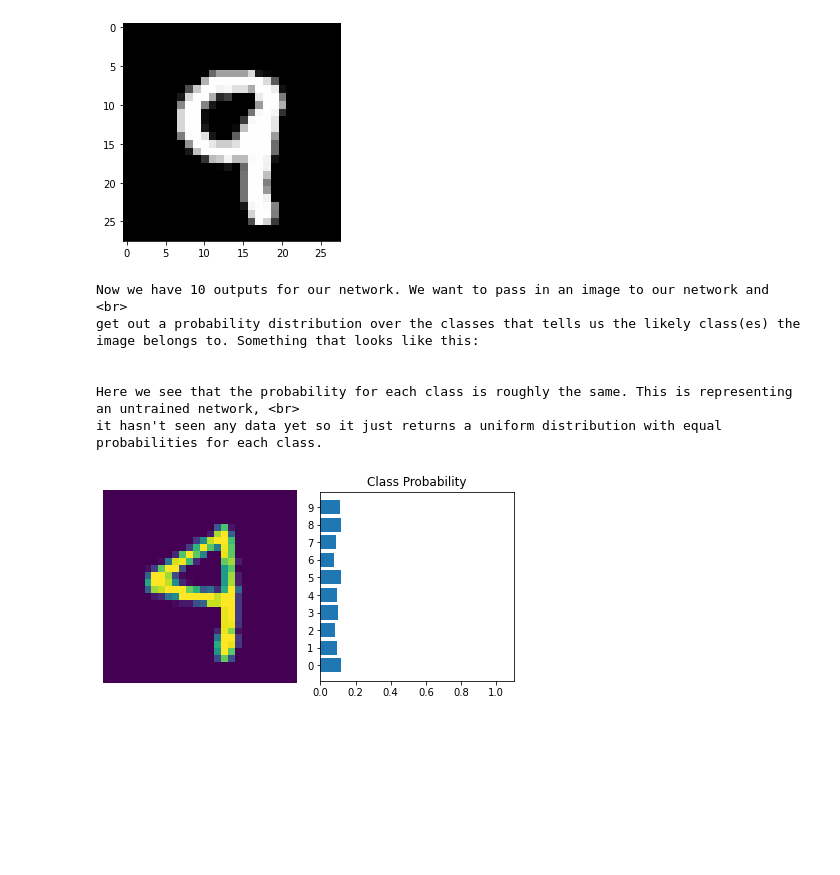
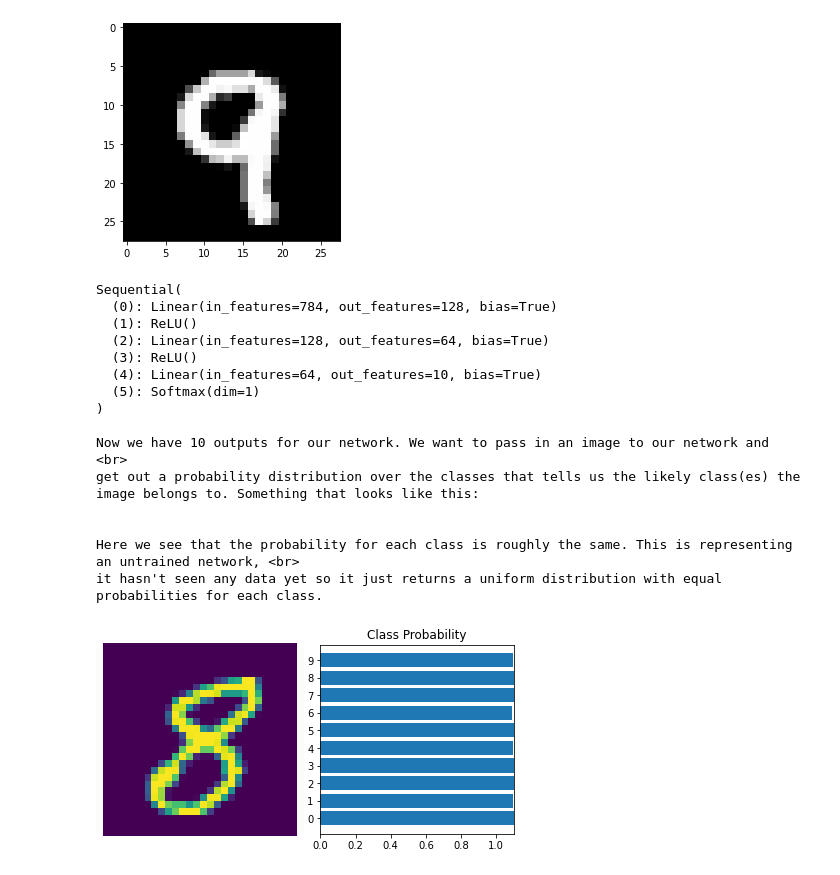
Before and after one commit to gwillig/maschine-learning-notebooks-for-interns, a Jupyter notebook: example.ipynb, the cells around one changed output. Cells and saved outputs as stored; diff of their text form; code cells hidden in the pictures; blank space fills up the shorter version.

Commit message:
MOD| Improved example with Pytorch, different ways to build a network

```diff
--- a/example.ipynb
+++ b/example.ipynb
@@ -518,46 +518,82 @@ plt.imshow(images[1].numpy().squeeze(), cmap='Greys_r');
 # %% [output]
 [figure]
 # %%
-# Build Network
+# Hyperparameters for our network
+input_size = 784
+hidden_sizes = [128, 64]
+output_size = 10
+
+# Build Network - Option 1
 model = nn.Sequential(nn.Linear(784, 128),
                       nn.ReLU(),
                       nn.Linear(128, 64),
                       nn.ReLU(),
                       nn.Linear(64, 10),
                       nn.LogSoftmax(dim=1))
+
+# Build a feed-forward network - Option 2
+model = nn.Sequential(nn.Linear(input_size, hidden_sizes[0]),
+                      nn.ReLU(),
+                      nn.Linear(hidden_sizes[0], hidden_sizes[1]),
+                      nn.ReLU(),
+                      nn.Linear(hidden_sizes[1], output_size),
+                      nn.Softmax(dim=1))
+print(model)
+# Build a feed-forward network - Option 3
+"""
+#You can also pass in an OrderedDict to name the individual layers and operations, instead of using incremental integers.
+Note that dictionary keys must be unique, so each operation must have a different name.
+"""
+from collections import OrderedDict
+model = nn.Sequential(OrderedDict([
+                      ('fc1', nn.Linear(input_size, hidden_sizes[0])),
+                      ('relu1', nn.ReLU()),
+                      ('fc2', nn.Linear(hidden_sizes[0], hidden_sizes[1])),
+                      ('relu2', nn.ReLU()),
+                      ('output', nn.Linear(hidden_sizes[1], output_size)),
+                      ('softmax', nn.Softmax(dim=1))]))
 
 
 criterion = nn.NLLLoss()
 optimizer = optim.SGD(model.parameters(), lr=0.003)
 
 
 
 images, labels = next(iter(trainloader))
 
 img = images[0].view(1, 784)
 # Turn off gradients to speed up this part
 with torch.no_grad():
     logps = model.forward(img)
 
 # Output of the network are logits, need to take softmax for probabilities
 ps = torch.exp(logps)
 print("""
 Now we have 10 outputs for our network. We want to pass in an image to our network and <br>
 get out a probability distribution over the classes that tells us the likely class(es) the image belongs to. Something that looks like this:
 """)
 view_classify(img.view(1, 28, 28), ps)
 print("""
 Here we see that the probability for each class is roughly the same. This is representing an untrained network, <br>
 it hasn't seen any data yet so it just returns a uniform distribution with equal probabilities for each class.
 """)
 # %% [output]
+Sequential(
+  (0): Linear(in_features=784, out_features=128, bias=True)
+  (1): ReLU()
+  (2): Linear(in_features=128, out_features=64, bias=True)
+  (3): ReLU()
+  (4): Linear(in_features=64, out_features=10, bias=True)
+  (5): Softmax(dim=1)
+)
+
 Now we have 10 outputs for our network. We want to pass in an image to our network and <br>
 get out a probability distribution over the classes that tells us the likely class(es) the image belongs to. Something that looks like this:
 
 
 Here we see that the probability for each class is roughly the same. This is representing an untrained network, <br>
 it hasn't seen any data yet so it just returns a uniform distribution with equal probabilities for each class.
-[figure, old version]
+[figure, new version]
 # %%
 # Training of the network
 epochs = 5
```
Also changed, not shown: parts of 1 cell of this notebook.
